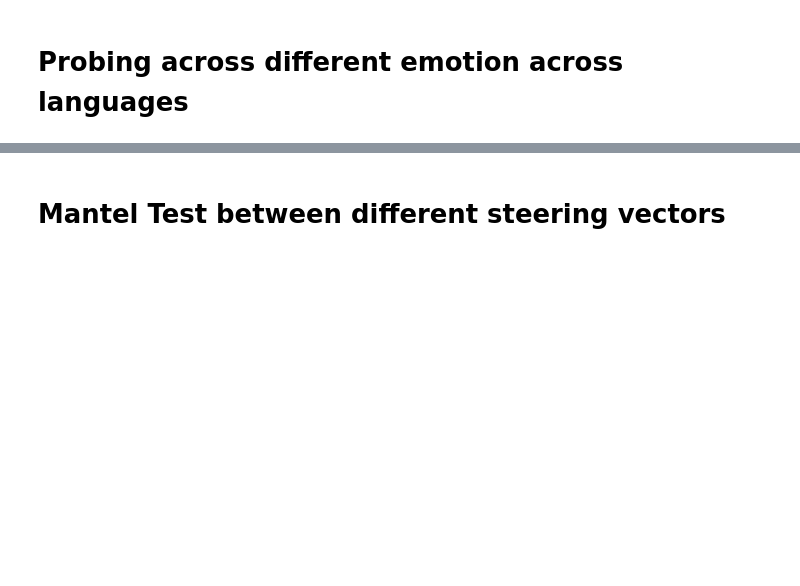
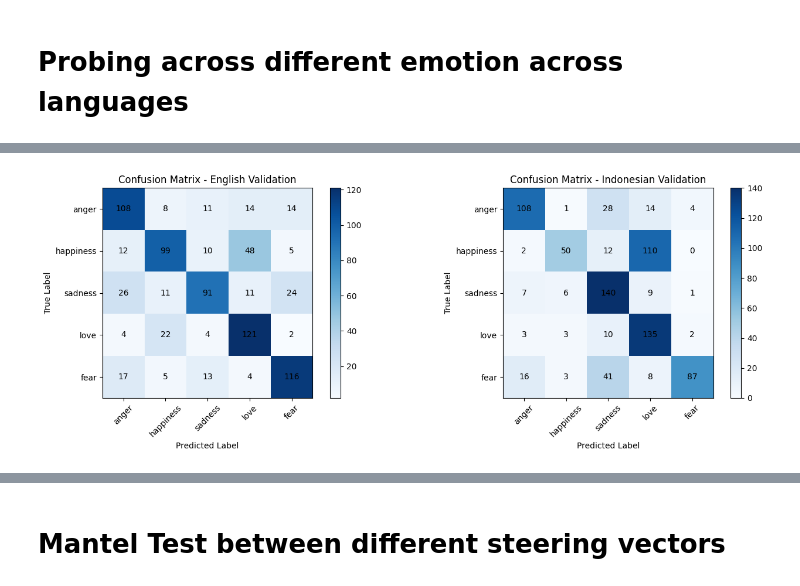
Before and after one commit to noobylub/Dissertation_Project, a Jupyter notebook: vectors_analysis.ipynb, the cells around one changed output, grey strips where cells are left out. Drawn from its saved outputs; the diff is of its cells as text; code cells hidden in the pictures; blank space fills up the shorter version.

```diff
--- a/vectors_analysis.ipynb
+++ b/vectors_analysis.ipynb
@@ -93,0 +159,80 @@ display(summary_df)
+# %%
+import matplotlib.pyplot as plt
+import numpy as np
+from sklearn.metrics import confusion_matrix, classification_report
+import torch
+
+# Collect all predictions and true labels for EN validation set
+all_preds_en = []
+all_labels_en = []
+with torch.no_grad():
+    for X_batch, y_batch in emotion_data_eng_val:
+        X_batch = X_batch.to(next(probe.parameters()).device)
+        outputs = probe(X_batch)
+        predicted = torch.argmax(outputs, dim=1)
+        all_preds_en.extend(predicted.cpu().numpy())
+        all_labels_en.extend(y_batch.numpy())
+
+# Collect all predictions and true labels for ID validation set
+all_preds_id = []
+all_labels_id = []
+with torch.no_grad():
+    for X_batch, y_batch in emotion_data_id_val:
+        X_batch = X_batch.to(next(probe.parameters()).device)
+        outputs = probe(X_batch)
+        predicted = torch.argmax(outputs, dim=1)
+        all_preds_id.extend(predicted.cpu().numpy())
+        all_labels_id.extend(y_batch.numpy())
+
+# Compute confusion matrices
+cm_en = confusion_matrix(all_labels_en, all_preds_en, labels=range(len(all_emotions)))
+cm_id = confusion_matrix(all_labels_id, all_preds_id, labels=range(len(all_emotions)))
+
+# Visualize side-by-side
+fig, axes = plt.subplots(1, 2, figsize=(14, 5))
+
+# English confusion matrix
+im_en = axes[0].imshow(cm_en, cmap='Blues')
+axes[0].set_xticks(range(len(all_emotions)))
+axes[0].set_yticks(range(len(all_emotions)))
+axes[0].set_xticklabels(all_emotions, rotation=45)
+axes[0].set_yticklabels(all_emotions)
+axes[0].set_title('Confusion Matrix - English Validation')
+axes[0].set_ylabel('True Label')
+axes[0].set_xlabel('Predicted Label')
+# Add annotations
+for i in range(len(all_emotions)):
+    for j in range(len(all_emotions)):
+        axes[0].text(j, i, str(cm_en[i, j]), ha='center', va='center', color='black', fontsize=10)
+plt.colorbar(im_en, ax=axes[0])
+
+# Indonesian confusion matrix
+im_id = axes[1].imshow(cm_id, cmap='Blues')
+axes[1].set_xticks(range(len(all_emotions)))
+axes[1].set_yticks(range(len(all_emotions)))
+axes[1].set_xticklabels(all_emotions, rotation=45)
+axes[1].set_yticklabels(all_emotions)
+axes[1].set_title('Confusion Matrix - Indonesian Validation')
+axes[1].set_ylabel('True Label')
+axes[1].set_xlabel('Predicted Label')
+# Add annotations
+for i in range(len(all_emotions)):
+    for j in range(len(all_emotions)):
+        axes[1].text(j, i, str(cm_id[i, j]), ha='center', va='center', color='black', fontsize=10)
+plt.colorbar(im_id, ax=axes[1])
+
+plt.tight_layout()
+plt.show()
+
+# Print classification reports
+print("=" * 60)
+print("ENGLISH VALIDATION SET")
+print("=" * 60)
+print(classification_report(all_labels_en, all_preds_en, target_names=all_emotions))
+
+print("=" * 60)
+print("INDONESIAN VALIDATION SET")
+print("=" * 60)
+print(classification_report(all_labels_id, all_preds_id, target_names=all_emotions))
+# %% [output]
+[figure, added]
```
Also changed, not shown: parts of 8 cells of this notebook, 4 other files.
